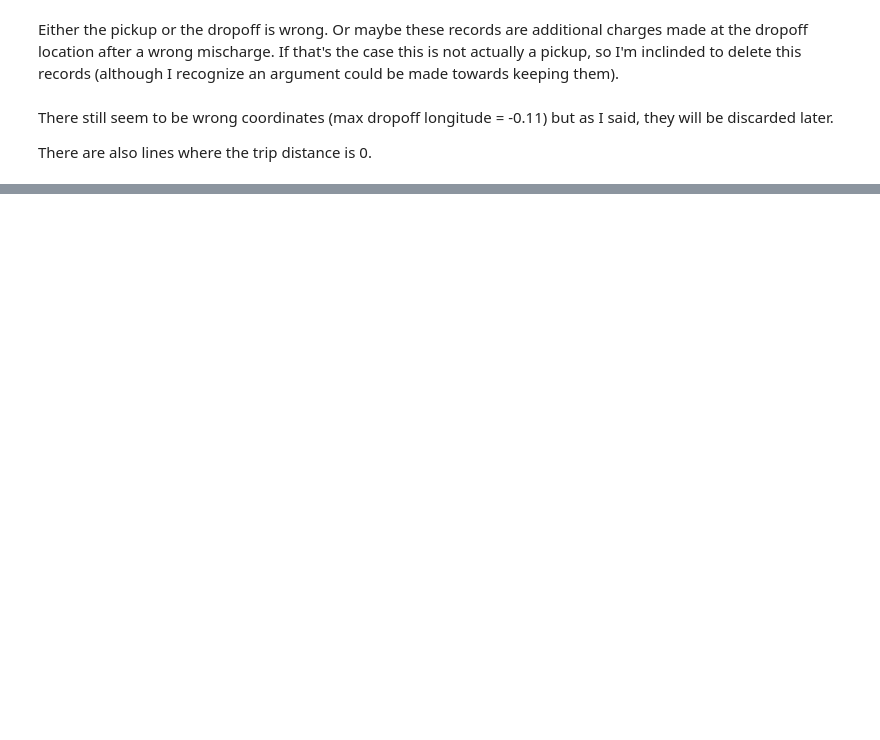
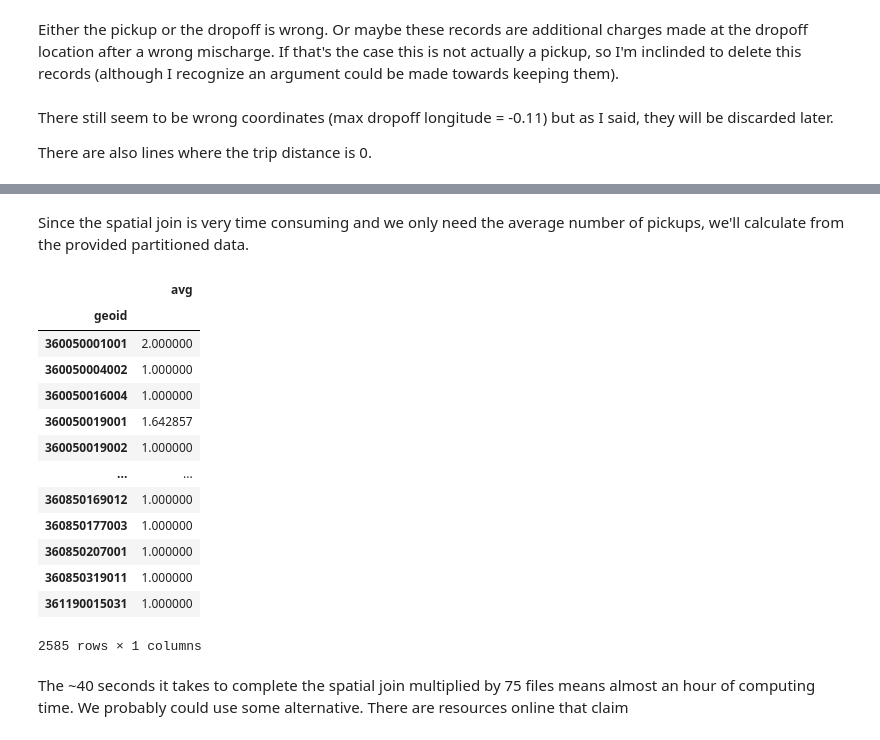
Before and after one commit to chachoab/carto_test, a Jupyter notebook: notebooks/nyc_exploration.ipynb, the cells around one changed output, grey strips where cells are left out. Saved outputs shown, nothing was run; the diff lists cells and outputs as text; code cells hidden in the pictures; blank space fills up the shorter version.

```diff
--- a/notebooks/nyc exploration.ipynb
+++ b/notebooks/nyc_exploration.ipynb
@@ -228,0 +265,25 @@ There is an estimate of 40M records, so I created a helper script (src/read_nyc_
+# %% [markdown]
+Since the spatial join is very time consuming and we only need the average number of pickups, we'll calculate from the provided partitioned data.
+# %%
+nyg['pickup_date'] = nyg['tpep_pickup_datetime'].dt.floor('d')
+nyg.groupby(['pickup_date', 'geoid']) \
+    .size().reset_index(name='avg') \
+    .groupby('geoid') \
+    .mean()
+# %% [output]
+|  | avg |
+| geoid |  |
+| 360050001001 | 2.000000 |
+| 360050004002 | 1.000000 |
+| 360050016004 | 1.000000 |
+| 360050019001 | 1.642857 |
+| 360050019002 | 1.000000 |
+| ... | ... |
+| 360850169012 | 1.000000 |
+| 360850177003 | 1.000000 |
+| 360850207001 | 1.000000 |
+| 360850319011 | 1.000000 |
+| 361190015031 | 1.000000 |
+2585 rows × 1 columns
+# %% [markdown]
+The ~40 seconds it takes to complete the spatial join multiplied by 75 files means almost an hour of computing time. We probably could use some alternative. There are resources online that claim
```
Also changed, not shown: parts of 12 cells of this notebook, 6 other files.
